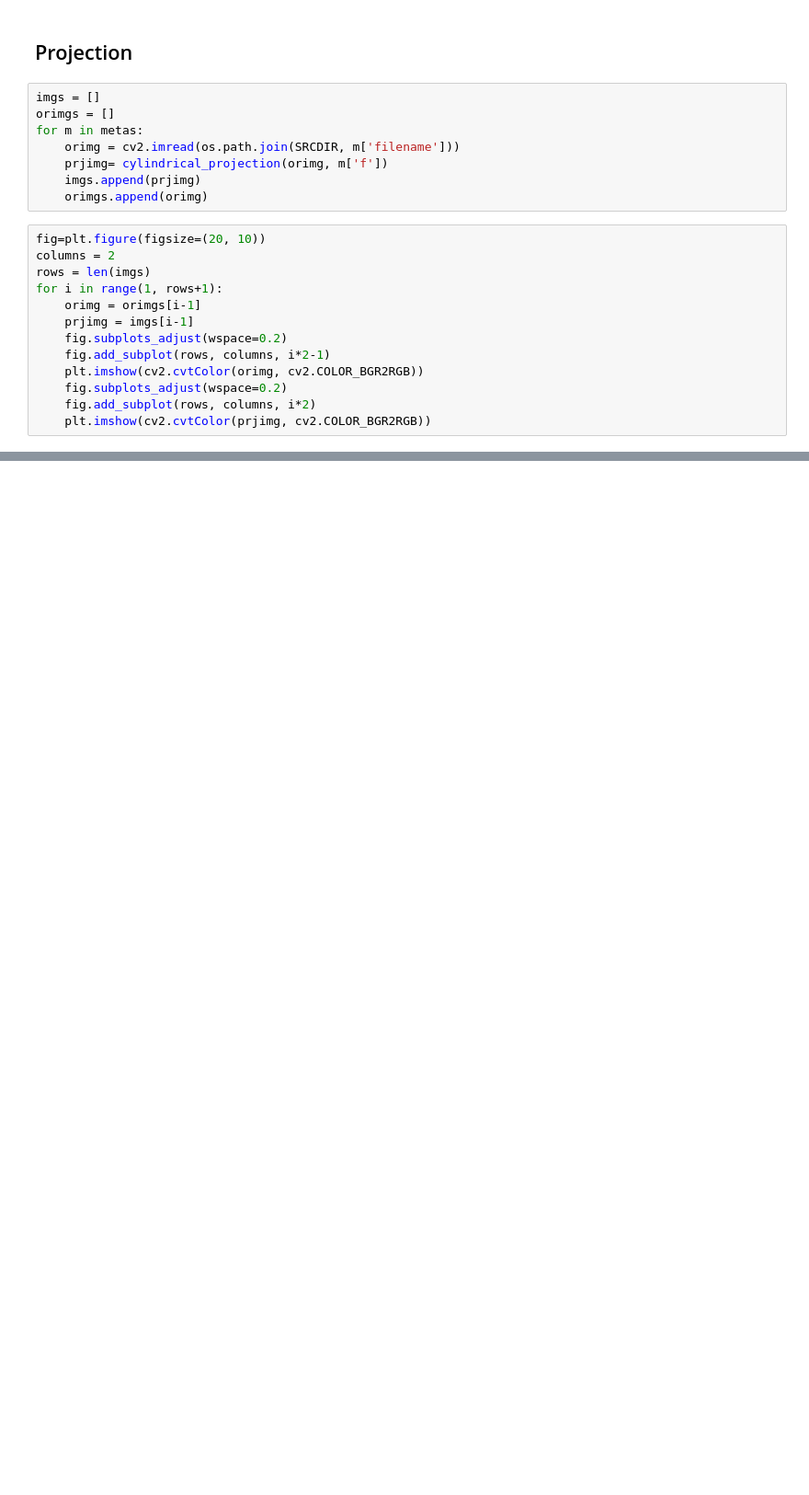
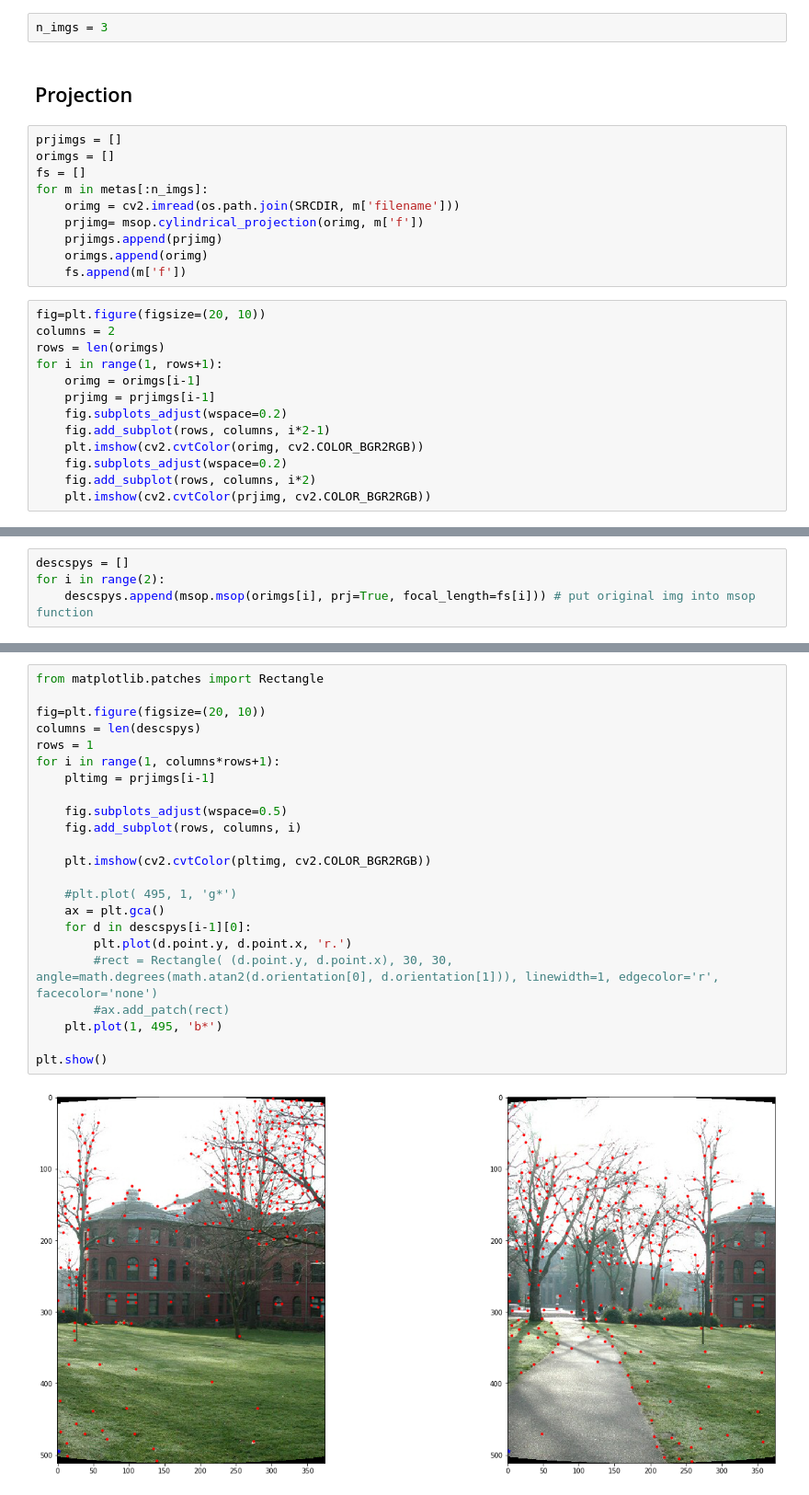
Before and after one commit to qa276390/image-stitching-msop, a Jupyter notebook: Stitching.ipynb, the cells around one changed output, grey strips where cells are left out. Shown at 92% size. Cells and saved outputs as stored; diff of their text form; blank space fills up the shorter version.

```diff
--- a/Stitching.ipynb
+++ b/Stitching.ipynb
@@ -79,23 +83,27 @@ metas
  {'filename': 'prtn15.jpg', 'f': 704.537},
  {'filename': 'prtn16.jpg', 'f': 705.102},
  {'filename': 'prtn17.jpg', 'f': 705.576}]
+# %%
+n_imgs = 3
 # %% [markdown]
 ## Projection
 # %%
-imgs = []
+prjimgs = []
 orimgs = []
-for m in metas:
+fs = []
+for m in metas[:n_imgs]:
     orimg = cv2.imread(os.path.join(SRCDIR, m['filename']))
-    prjimg= cylindrical_projection(orimg, m['f'])
-    imgs.append(prjimg)
+    prjimg= msop.cylindrical_projection(orimg, m['f'])
+    prjimgs.append(prjimg)
     orimgs.append(orimg)
+    fs.append(m['f'])
 # %%
 fig=plt.figure(figsize=(20, 10))
 columns = 2
-rows = len(imgs)
+rows = len(orimgs)
 for i in range(1, rows+1):
     orimg = orimgs[i-1]
-    prjimg = imgs[i-1]
+    prjimg = prjimgs[i-1]
     fig.subplots_adjust(wspace=0.2)
     fig.add_subplot(rows, columns, i*2-1)
     plt.imshow(cv2.cvtColor(orimg, cv2.COLOR_BGR2RGB))
@@ -106,0 +121,4 @@ for i in range(1, rows+1):
+# %%
+descspys = []
+for i in range(2):
+    descspys.append(msop.msop(orimgs[i], prj=True, focal_length=fs[i])) # put original img into msop function
@@ -106,0 +134,25 @@ for i in range(1, rows+1):
+# %%
+from matplotlib.patches import Rectangle
+
+fig=plt.figure(figsize=(20, 10))
+columns = len(descspys)
+rows = 1
+for i in range(1, columns*rows+1):
+    pltimg = prjimgs[i-1]
+
+    fig.subplots_adjust(wspace=0.5)
+    fig.add_subplot(rows, columns, i)
+
+    plt.imshow(cv2.cvtColor(pltimg, cv2.COLOR_BGR2RGB))
+
+    #plt.plot( 495, 1, 'g*')
+    ax = plt.gca()
+    for d in descspys[i-1][0]:
+        plt.plot(d.point.y, d.point.x, 'r.')
+        #rect = Rectangle( (d.point.y, d.point.x), 30, 30, angle=math.degrees(math.atan2(d.orientation[0], d.orientation[1])), linewidth=1, edgecolor='r', facecolor='none')
+        #ax.add_patch(rect)
+    plt.plot(1, 495, 'b*')
+
+plt.show()
+# %% [output]
+[figure, added]
```
Also changed, not shown: parts of 29 cells of this notebook, 1 other file.
